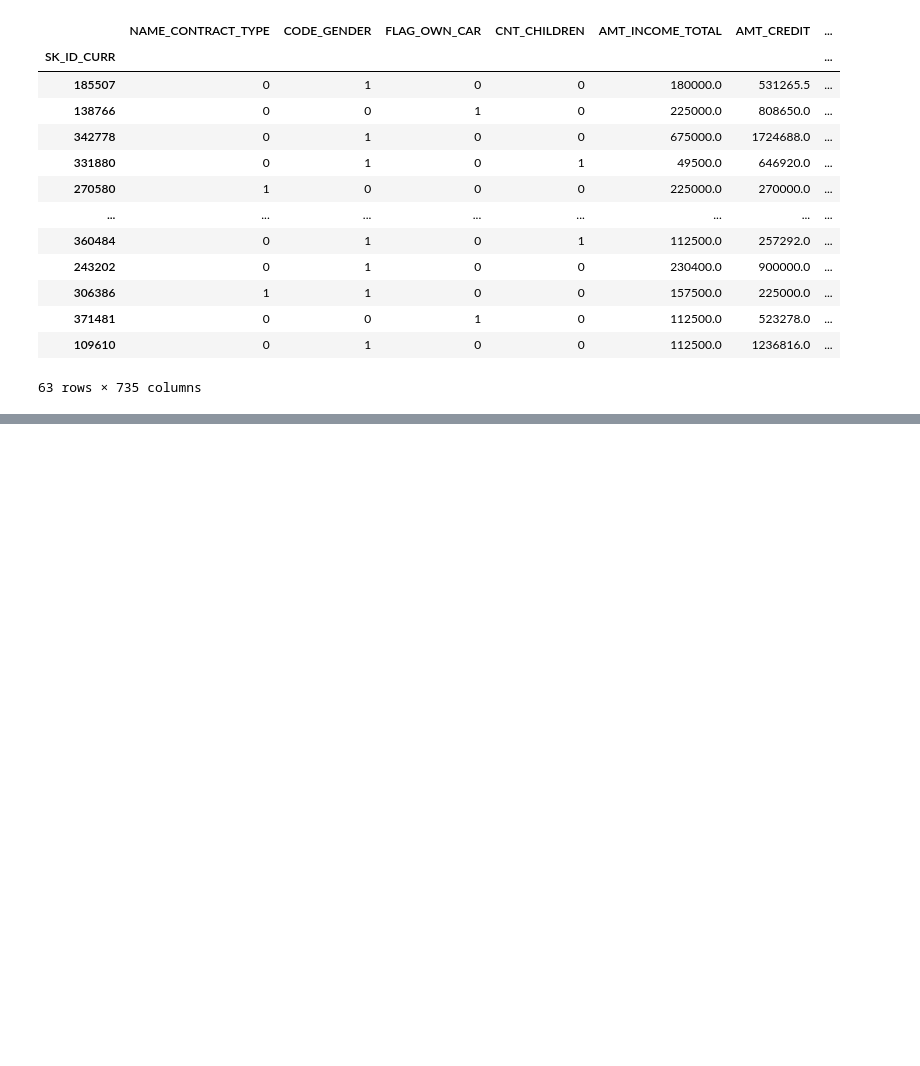
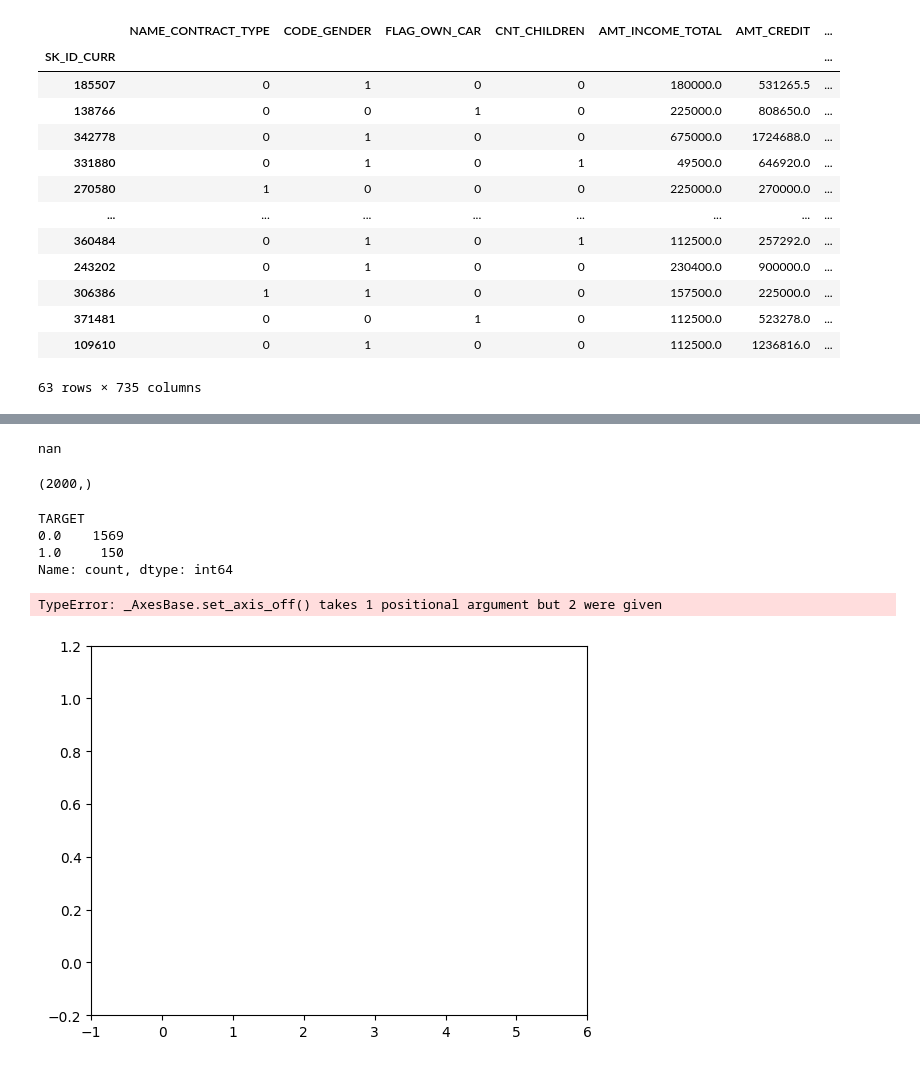
Before and after one commit to JulienfLeBoucher/OC_MLOps_credit_scoring, a Jupyter notebook: dashboard/dashboard_dev.ipynb, the cells around one changed output, grey strips where cells are left out. Drawn from its saved outputs; the diff is of its cells as text; code cells hidden in the pictures; blank space fills up the shorter version.

```diff
--- a/dashboard/dashboard_dev.ipynb
+++ b/dashboard/dashboard_dev.ipynb
@@ -241,0 +263,15 @@ fig = sel_group.plot_feature_kde_with_client_value(
+# %%
+target.loc[customer_id]
+# %% [output]
+nan
+# %%
+target.shape
+# %% [output]
+(2000,)
+# %%
+target.value_counts()
+# %% [output]
+TARGET
+0.0    1569
+1.0     150
+Name: count, dtype: int64
@@ -241,0 +280,12 @@ fig = sel_group.plot_feature_kde_with_client_value(
+# %%
+fig, ax = plt.subplots()
+
+rect = patches.Rectangle(xy=(0,0), width=5 , height=1, angle=0.0, )
+ax.set_xlim((-1,6))
+ax.set_ylim((-0.2, 1.2))
+ax.set_axis_off(True)
+ax.add_patch(rect)
+plt.show()
+# %% [output]
+TypeError: _AxesBase.set_axis_off() takes 1 positional argument but 2 were given
+[figure, added]
```
Also changed, not shown: parts of 10 cells of this notebook, 11 other files.
